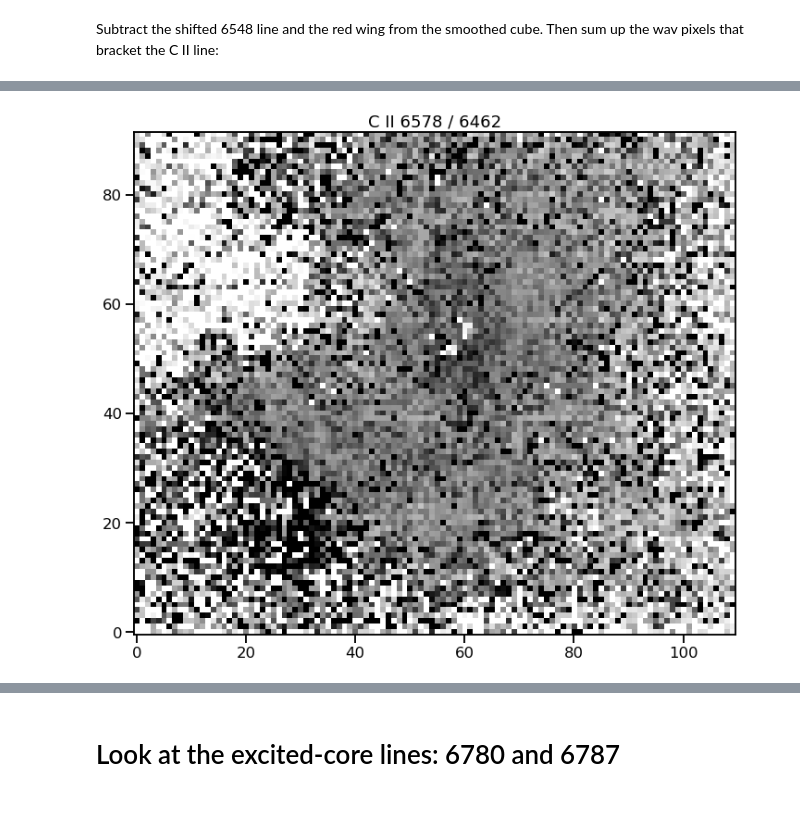
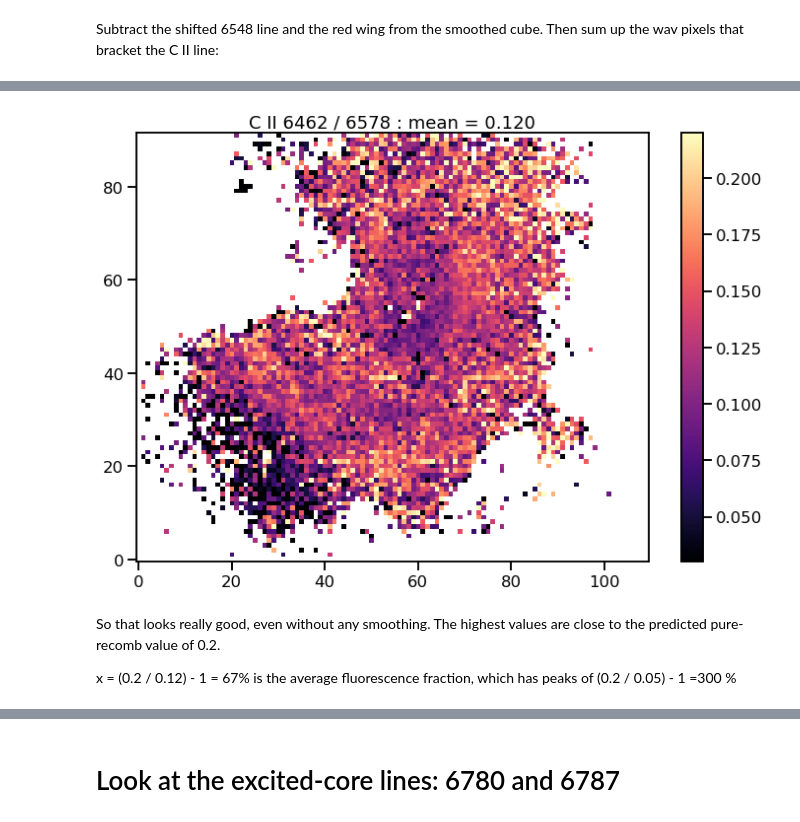
Before and after one commit to will-henney/eduardo-cii-permitted, a Jupyter notebook: notebooks/02-MUSE-6462.ipynb, the cells around one changed output, grey strips where cells are left out. Cells and saved outputs as stored; diff of their text form; code cells hidden in the pictures.

Commit message:
Lots of improvements to the C II extractions and maps

```diff
--- a/notebooks/02-MUSE-6462.ipynb
+++ b/notebooks/02-MUSE-6462.ipynb
@@ -38,3 +38,9 @@ CD1_1 CD1_2 CD1_3  : -0.00088888888888888  0.0  0.0
 CD2_1 CD2_2 CD2_3  : 0.0  0.000888888888888889  0.0
 CD3_1 CD3_2 CD3_3  : 0.0  0.0  8.5e-11
 NAXIS : 110  92  1404
+# %%
+chdu = fits.open(
+    RAW_DATA_PATH / "muse-hr-data-wavsec23-rebin16x16-cont.fits"
+)["DATA"]
+true_cont_map = np.sum(chdu.data, axis=0)
+true_cont_map /= np.median(true_cont_map)
@@ -252,6 +266,7 @@ cont_map = myav(
     axis=0,
 )
 cii_map = (fullcube_nosky[788:796, ...] - cont_map).sum(axis=0)
+cii_xmap = (fullcube_nosky[790:795, ...] - cont_map).sum(axis=0)
 # %%
 fig, ax = plt.subplots(figsize=(12,10))
 ax.imshow(cii_map, vmin=-3e4, vmax=6e5, origin="lower", cmap="gray_r")
@@ -286,0 +315,2 @@ ax.set_title("Continuum that is mainly Raman wing");
+# %%
+starmask = true_cont_map > 300.0
@@ -616,5 +659,9 @@ cii6578_map = np.sum(
     window_cube_extract[925 - kw0:932 - kw0, ...],
     axis=0,
 )
+cii6578_xmap = np.sum(
+    window_cube_extract[927 - kw0:930 - kw0, ...],
+    axis=0,
+)
 # %%
 fig, ax = plt.subplots(figsize=(12,10))
@@ -626,9 +687,24 @@ ax.set_title("C II 6578");
 # %%
-fig, ax = plt.subplots(figsize=(12,10))
-ax.imshow(cii6578_map / cii_map, vmin=-0.5, vmax=20, origin="lower", cmap="gray_r")
-ax.set_title("C II 6578 / 6462");
+fig, ax = plt.subplots(figsize=(12,8))
+smooth = 1
+mapA, mapB = cii_xmap, cii6578_xmap
+#mapA, mapB = cii_map, cii6578_map
+mask = median_filter(mapB, smooth) < 1.0 * np.median(mapB)
+mask = mask | starmask
+ratio = median_filter(mapA, smooth) / median_filter(mapB, smooth)
+av_ratio = np.sum(mapA[~mask]) / np.sum(mapB[~mask])
+ratio[mask] = np.nan
+im = ax.imshow(ratio, vmin=0.03, vmax=0.22, origin="lower", cmap="magma")
+fig.colorbar(im, ax=ax)
+ax.set_title(
+    f"C II 6462 / 6578 : mean = {av_ratio:.3f}"
+);
 # %% [output]
-[figure, old version]
+[figure, new version]
+# %% [markdown]
+So that looks really good, even without any smoothing.  The highest values are close to the predicted pure-recomb value of 0.2.
+
+x = (0.2 / 0.12) - 1 = 67% is the average fluorescence fraction, which has peaks of (0.2 / 0.05) - 1 =300 %
 # %%
 fig, ax = plt.subplots(figsize=(12,10))
 mask = ha_map < 0.6 * np.median(ha_map)
```
Also changed, not shown: parts of 53 cells of this notebook, 2 other files.
